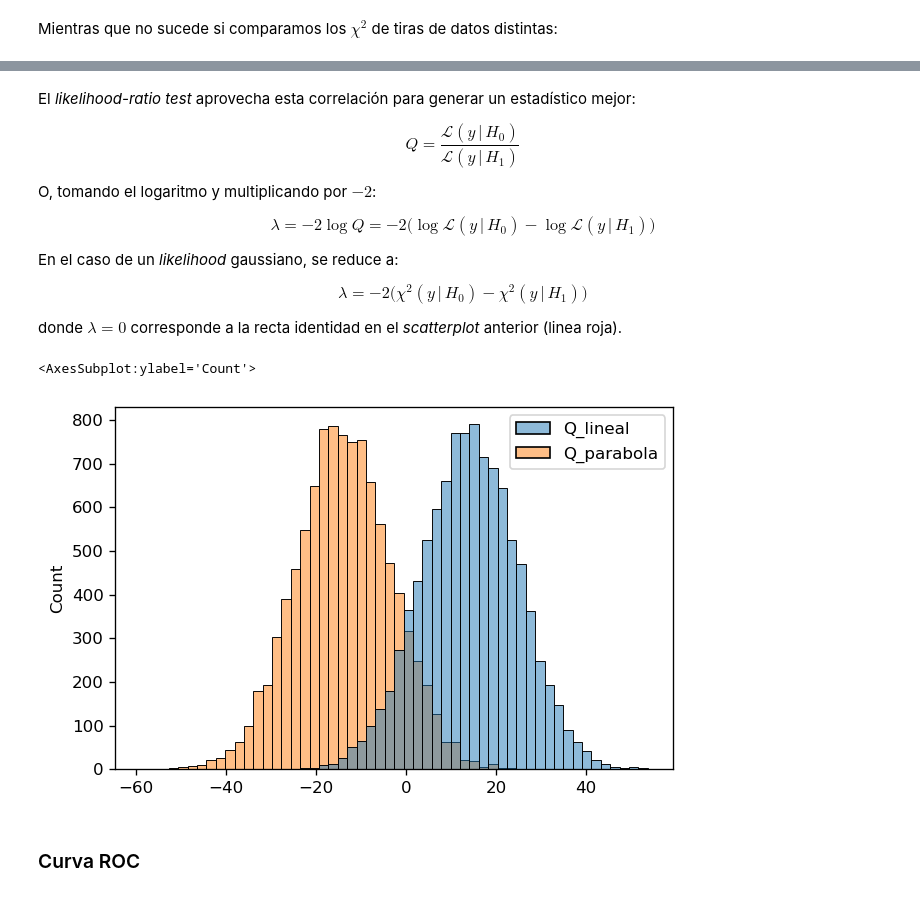
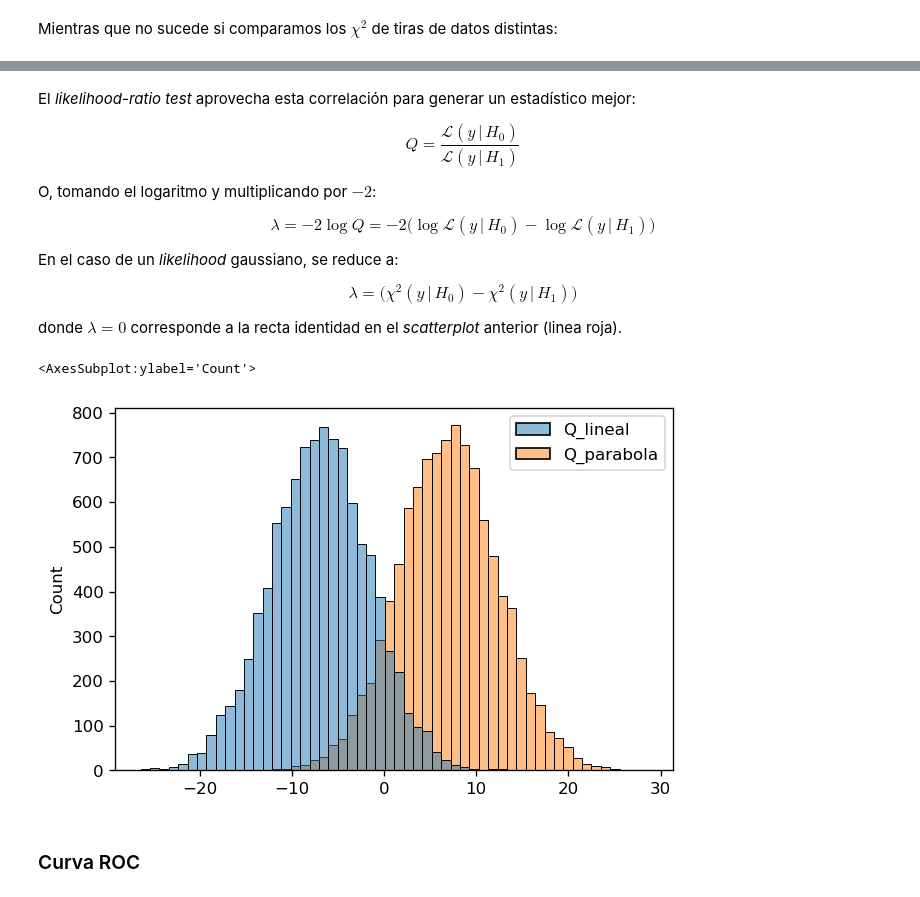
Before and after one commit to maurosilber/mefe2, a Jupyter notebook: chi2_y_likelihood_ratio_test.ipynb, the cells around one changed output, grey strips where cells are left out. Saved outputs shown, nothing was run; the diff lists cells and outputs as text; code cells hidden in the pictures.

```diff
--- a/chi2_y_likelihood_ratio_test.ipynb
+++ b/chi2_y_likelihood_ratio_test.ipynb
@@ -218,21 +219,21 @@ $$ \lambda = -2 \log{Q} = -2 \Big( \log{ \mathcal{L}(y \,|\, H_0) } - \log{ \mat
 
 En el caso de un *likelihood* gaussiano, se reduce a:
 
-$$ \lambda = -2 \Big( \chi^2(y \,|\, H_0) - \chi^2(y \,|\, H_1) \Big) $$
+$$ \lambda = \Big( \chi^2(y \,|\, H_0) - \chi^2(y \,|\, H_1) \Big) $$
 
 donde $\lambda = 0$ corresponde a la recta identidad en el *scatterplot* anterior (linea roja).
 # %%
 Q = pd.DataFrame(
     {
-        "Q_lineal": -2 * (df_lineal.H0 - df_lineal.H1),
-        "Q_parabola": -2 * (df_parabola.H1 - df_parabola.H0),
+        "Q_lineal": df_lineal.H0 - df_lineal.H1,
+        "Q_parabola": df_parabola.H1 - df_parabola.H0,
     }
 )
 
 seaborn.histplot(Q)
 # %% [output]
 <AxesSubplot:ylabel='Count'>
-[figure, old version]
+[figure, new version]
 # %% [markdown]
 ### Curva ROC
 # %%
```
Also changed, not shown: parts of 14 cells of this notebook.
